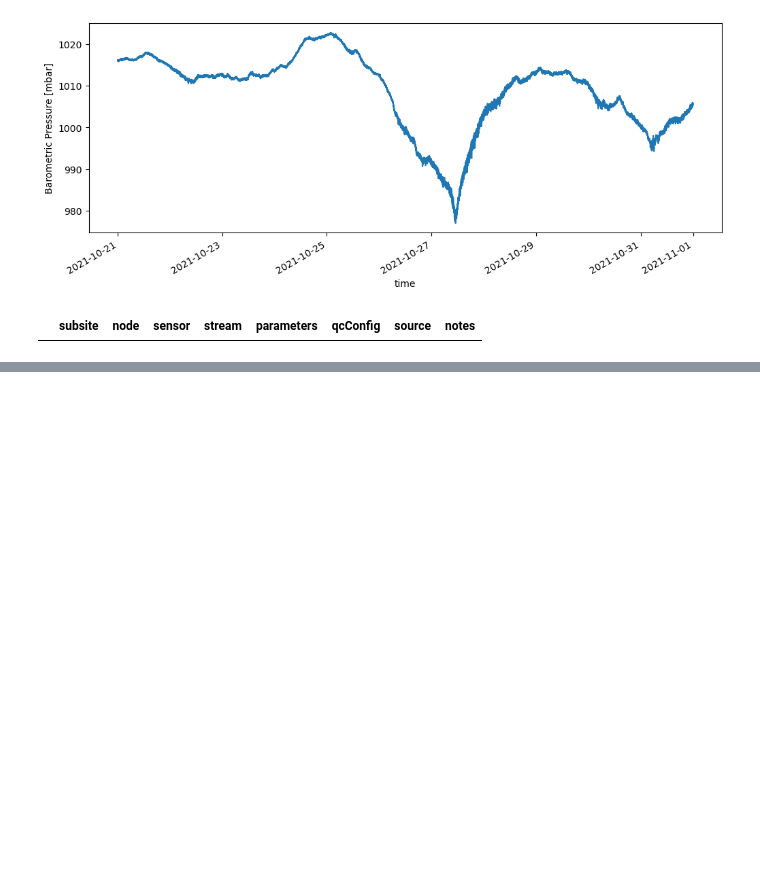
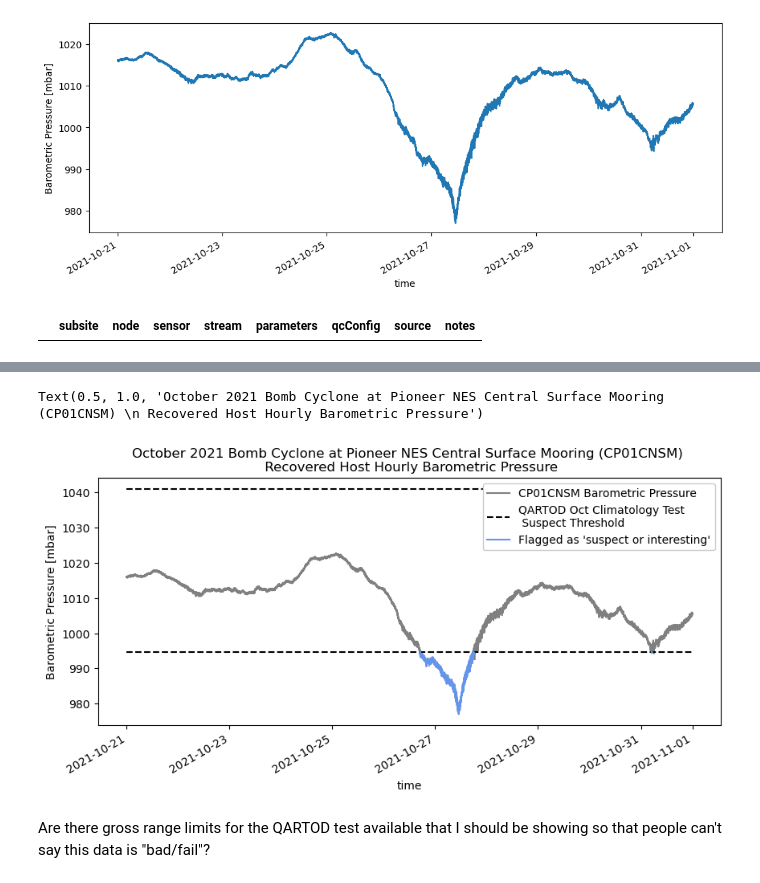
Before and after one commit to cooleyky/pioneer_array_metbk_storms, a Jupyter notebook: notebooks/01-Plot_Bomb_Cyclone.ipynb, the cells around one changed output, grey strips where cells are left out. Saved outputs shown, nothing was run; the diff lists cells and outputs as text; code cells hidden in the pictures; blank space fills up the shorter version.

```diff
--- a/notebooks/01-Plot_Bomb_Cyclone.ipynb
+++ b/notebooks/01-Plot_Bomb_Cyclone.ipynb
@@ -99,0 +99,4 @@ clim['[10, 10]']['[0, 0]']
+# %%
+# Get subset of data that would be flagged as suspect by QARTOD flags
+suspect_pressure = atm_pressure.where(atm_pressure.sel(time=slice('2021-10-21','2021-10-31'))<=clim['[10, 10]']['[0, 0]'][0])
+suspect_pressure
@@ -99,0 +116,13 @@ clim['[10, 10]']['[0, 0]']
+# %%
+# plot this subset over the plot above showing the barometric pressure time series around this event
+atm_pressure.sel(time=slice('2021-10-21','2021-10-31')).plot(figsize=(10,4), label='CP01CNSM Barometric Pressure', color='gray')
+# atm_pressure.sel(time=slice('2021-10-21','2021-10-31')).plot(figsize=(10,4), color='gray')
+plt.hlines(clim['[10, 10]']['[0, 0]'], pd.to_datetime('2021-10-21'), pd.to_datetime('2021-11-01'), colors='black', linestyles='dashed', label='QARTOD Oct Climatology Test \n Suspect Threshold')
+suspect_pressure.plot(color='cornflowerblue', label="Flagged as 'suspect or interesting'")
+plt.legend(framealpha=1)
+plt.title('October 2021 Bomb Cyclone at Pioneer NES Central Surface Mooring (CP01CNSM) \n Recovered Host Hourly Barometric Pressure')
+# %% [output]
+Text(0.5, 1.0, 'October 2021 Bomb Cyclone at Pioneer NES Central Surface Mooring (CP01CNSM) \n Recovered Host Hourly Barometric Pressure')
+[figure, added]
+# %% [markdown]
+Are there gross range limits for the QARTOD test available that I should be showing so that people can't say this data is "bad/fail"?
```
Also changed, not shown: parts of 5 cells of this notebook.
